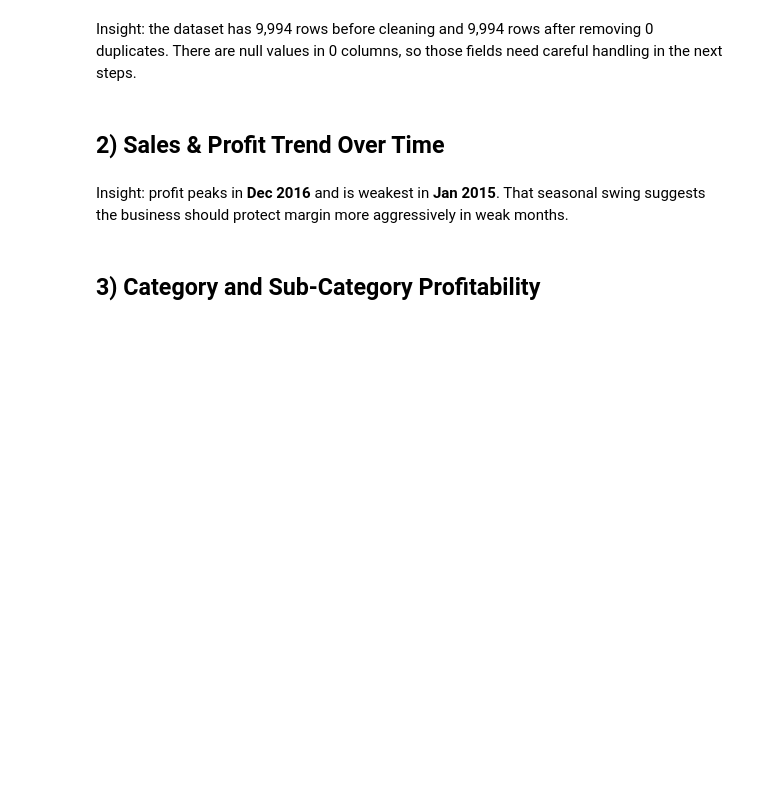
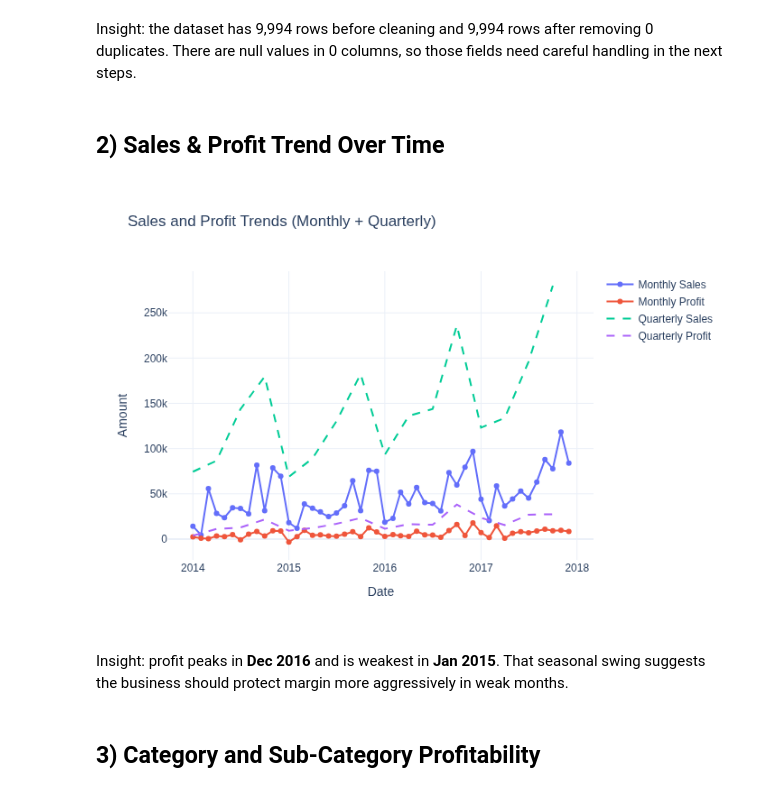
Before and after one commit to Anshuman-Tripathi-minato/superstore-analysis, a Jupyter notebook: notebooks/superstore_analysis.ipynb, the cells around one changed output. Cells and saved outputs as stored; diff of their text form; code cells hidden in the pictures; blank space fills up the shorter version.

Commit message:
Render notebook charts as images

```diff
--- a/notebooks/superstore_analysis.ipynb
+++ b/notebooks/superstore_analysis.ipynb
@@ -18,7 +18,7 @@ Layer 1 covers cleaning and core EDA. Layer 2 adds RFM customer segmentation.
 import numpy as np
 import plotly.express as px
 import plotly.graph_objects as go
-from IPython.display import display, Markdown
+from IPython.display import display, Markdown, Image
 
 # Reload the raw data so every section starts from the same source
 raw_df = pd.read_csv('../data/Superstore.csv', encoding='latin1')
@@ -40,6 +40,10 @@ for col in ['Sales', 'Profit', 'Discount', 'Quantity']:
 for col in ['Category', 'Sub-Category', 'Segment', 'Region', 'State', 'Customer Name', 'Product Name']:
     if col in df.columns:
         df[col] = df[col].astype(str).str.strip()
+
+
+def display_plot(fig):
+    display(Image(fig.to_image(format='png')))
 # %% [markdown]
 ## 1) Data Cleaning Summary
 
@@ -100,30 +104,31 @@ Insight: the dataset has 9,994 rows before cleaning and 9,994 rows after removin
 # %%
 # -----------------------------
 # 2) Sales and profit trend over time
 # -----------------------------
 df_time = df.dropna(subset=['Order Date']).copy()
 df_time['order_month'] = df_time['Order Date'].dt.to_period('M').dt.to_timestamp()
 df_time['order_quarter'] = df_time['Order Date'].dt.to_period('Q').dt.to_timestamp()
 
 monthly = df_time.groupby('order_month', as_index=False).agg({'Sales': 'sum', 'Profit': 'sum'})
 quarterly = df_time.groupby('order_quarter', as_index=False).agg({'Sales': 'sum', 'Profit': 'sum'})
 
 fig_trend = go.Figure()
 fig_trend.add_trace(go.Scatter(x=monthly['order_month'], y=monthly['Sales'], mode='lines+markers', name='Monthly Sales'))
 fig_trend.add_trace(go.Scatter(x=monthly['order_month'], y=monthly['Profit'], mode='lines+markers', name='Monthly Profit'))
 fig_trend.add_trace(go.Scatter(x=quarterly['order_quarter'], y=quarterly['Sales'], mode='lines', name='Quarterly Sales', line=dict(dash='dash')))
 fig_trend.add_trace(go.Scatter(x=quarterly['order_quarter'], y=quarterly['Profit'], mode='lines', name='Quarterly Profit', line=dict(dash='dash')))
 fig_trend.update_layout(title='Sales and Profit Trends (Monthly + Quarterly)', template='plotly_white', xaxis_title='Date', yaxis_title='Amount')
-fig_trend.show()
+display_plot(fig_trend)
 
 best_month = monthly.loc[monthly['Profit'].idxmax()]
 worst_month = monthly.loc[monthly['Profit'].idxmin()]
 
 display(Markdown(
     f"Insight: profit peaks in **{best_month['order_month'].strftime('%b %Y')}** and is weakest in **{worst_month['order_month'].strftime('%b %Y')}**. "
     "That seasonal swing suggests the business should protect margin more aggressively in weak months."
 ))
 # %% [output]
+[figure, added]
 Insight: profit peaks in **Dec 2016** and is weakest in **Jan 2015**. That seasonal swing suggests the business should protect margin more aggressively in weak months.
 # %% [markdown]
 ## 3) Category and Sub-Category Profitability
```
Also changed, not shown: parts of 5 cells of this notebook.
